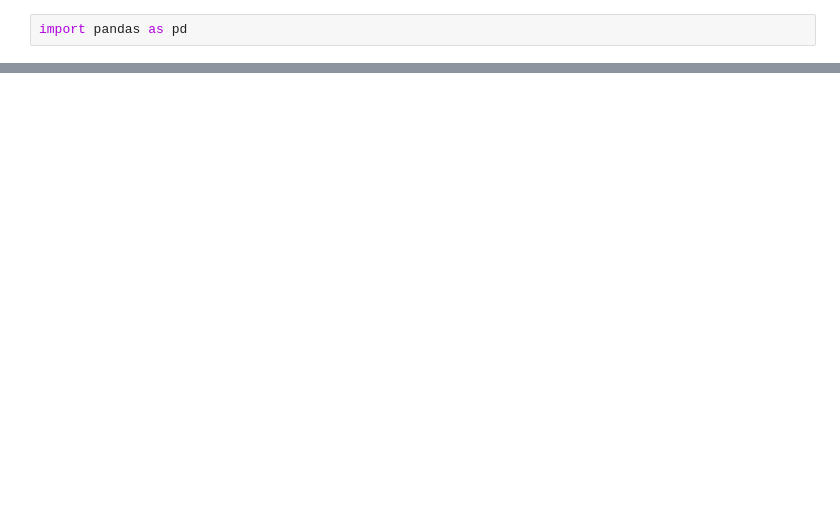
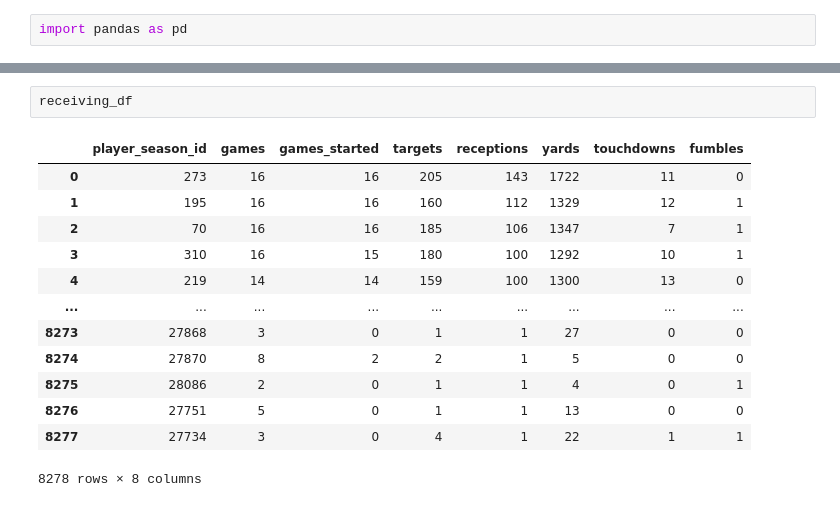
Before and after one commit to vvkgopalan/CPSC437_Project, a Jupyter notebook: Table_Cleaning.ipynb, the cells around one changed output, grey strips where cells are left out. Cells and saved outputs as stored; diff of their text form; blank space fills up the shorter version.

```diff
--- a/Table_Cleaning.ipynb
+++ b/Table_Cleaning.ipynb
@@ -48,0 +346,16 @@ print(team_to_index)
+# %%
+receiving_df
+# %% [output]
+|  | player_season_id | games | games_started | targets | receptions | yards | touchdowns | fumbles |
+| 0 | 273 | 16 | 16 | 205 | 143 | 1722 | 11 | 0 |
+| 1 | 195 | 16 | 16 | 160 | 112 | 1329 | 12 | 1 |
+| 2 | 70 | 16 | 16 | 185 | 106 | 1347 | 7 | 1 |
+| 3 | 310 | 16 | 15 | 180 | 100 | 1292 | 10 | 1 |
+| 4 | 219 | 14 | 14 | 159 | 100 | 1300 | 13 | 0 |
+| ... | ... | ... | ... | ... | ... | ... | ... | ... |
+| 8273 | 27868 | 3 | 0 | 1 | 1 | 27 | 0 | 0 |
+| 8274 | 27870 | 8 | 2 | 2 | 1 | 5 | 0 | 0 |
+| 8275 | 28086 | 2 | 0 | 1 | 1 | 4 | 0 | 1 |
+| 8276 | 27751 | 5 | 0 | 1 | 1 | 13 | 0 | 0 |
+| 8277 | 27734 | 3 | 0 | 4 | 1 | 22 | 1 | 1 |
+8278 rows × 8 columns
```
Also changed, not shown: parts of 11 cells of this notebook, 1 other file.
